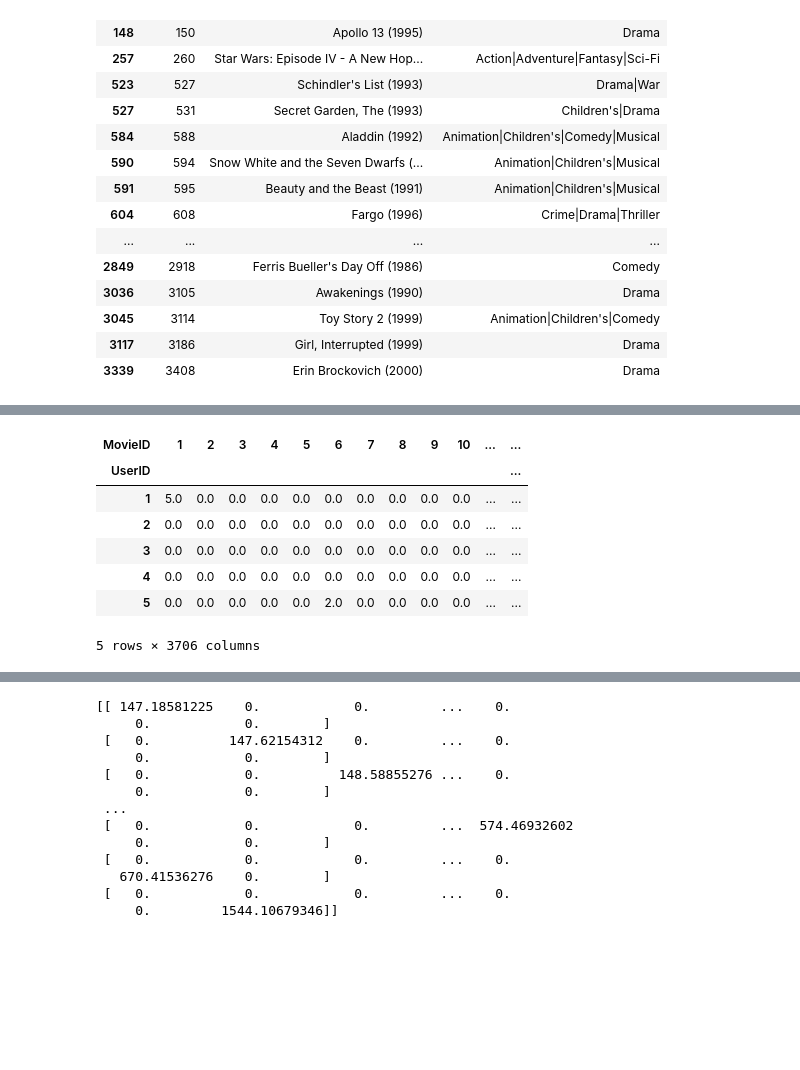
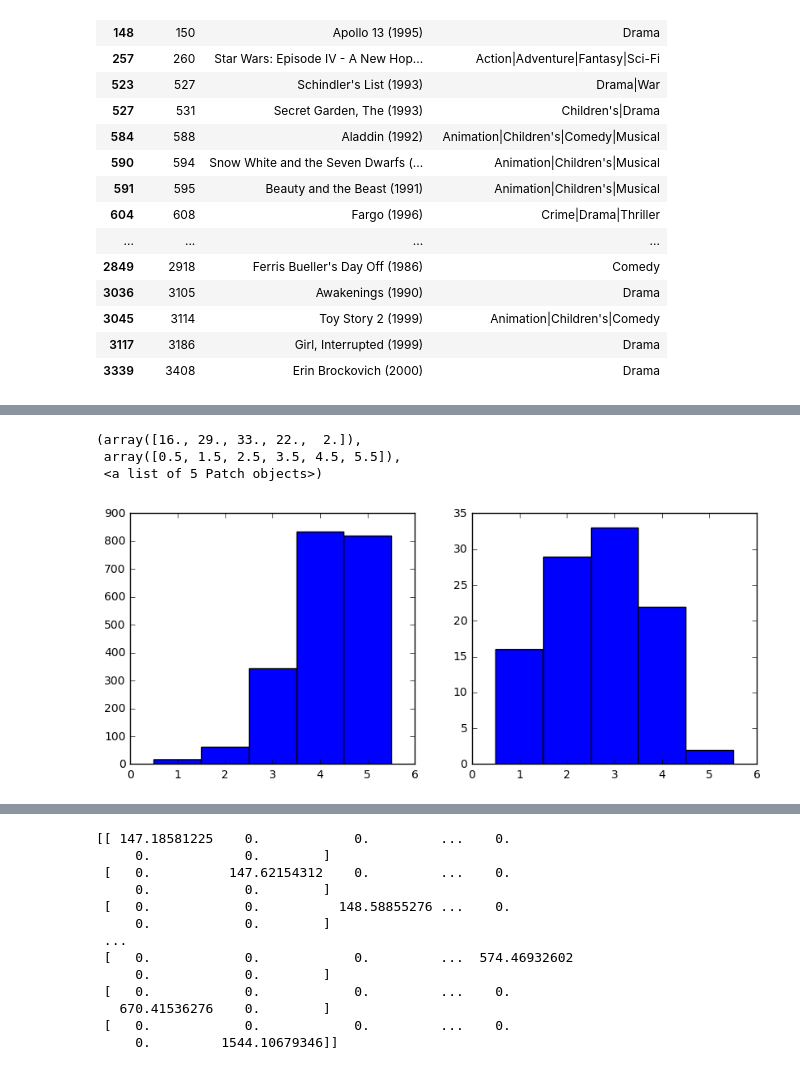
Before and after one commit to mlares/diplodatos_unsupervised, a Jupyter notebook: Movie_recommender.ipynb, the cells around one changed output, grey strips where cells are left out. Cells and saved outputs as stored; diff of their text form; code cells hidden in the pictures; blank space fills up the shorter version.

```diff
--- a/Movie_recommender.ipynb
+++ b/Movie_recommender.ipynb
@@ -92,17 +96,20 @@ plt.hist(ratings_df['Rating'], bins=[0.5,1.5,2.5,3.5,4.5,5.5])
+# %%
+# Veamos como son las puntuaciones otorgadas por dos usuarios
+fig = plt.figure(1, figsize=(10, 4))
+
+ax = fig.add_subplot(121)
+x = list(filter(lambda x: x>0, R_df[1]))
+ax.hist(x, bins=[0.5,1.5,2.5,3.5,4.5,5.5])
+
+ax = fig.add_subplot(122)
+x = list(filter(lambda x: x>0, R_df[9]))
+ax.hist(x, bins=[0.5,1.5,2.5,3.5,4.5,5.5])
+# %% [output]
+(array([16., 29., 33., 22.,  2.]),
+ array([0.5, 1.5, 2.5, 3.5, 4.5, 5.5]),
+ <a list of 5 Patch objects>)
+[figure, added]
 # %% [markdown]
 <img src="path6545-2-15.png" width="600">
 # %% [markdown]
 <img src="text5019.png" width="800">
-# %%
-R_df = ratings_df.pivot(index = 'UserID', columns ='MovieID', values = 'Rating').fillna(0)
-R_df.head()
-#https://buildingrecommenders.wordpress.com/2015/11/18/overview-of-recommender-algorithms-part-2/
-# %% [output]
-| MovieID | 1 | 2 | 3 | 4 | 5 | 6 | 7 | 8 | 9 | 10 | ... | ... |
-| UserID |  |  |  |  |  |  |  |  |  |  |  | ... |
-| 1 | 5.0 | 0.0 | 0.0 | 0.0 | 0.0 | 0.0 | 0.0 | 0.0 | 0.0 | 0.0 | ... | ... |
-| 2 | 0.0 | 0.0 | 0.0 | 0.0 | 0.0 | 0.0 | 0.0 | 0.0 | 0.0 | 0.0 | ... | ... |
-| 3 | 0.0 | 0.0 | 0.0 | 0.0 | 0.0 | 0.0 | 0.0 | 0.0 | 0.0 | 0.0 | ... | ... |
-| 4 | 0.0 | 0.0 | 0.0 | 0.0 | 0.0 | 0.0 | 0.0 | 0.0 | 0.0 | 0.0 | ... | ... |
-| 5 | 0.0 | 0.0 | 0.0 | 0.0 | 0.0 | 2.0 | 0.0 | 0.0 | 0.0 | 0.0 | ... | ... |
-5 rows × 3706 columns
```
Also changed, not shown: parts of 13 cells of this notebook, 5 other files.
